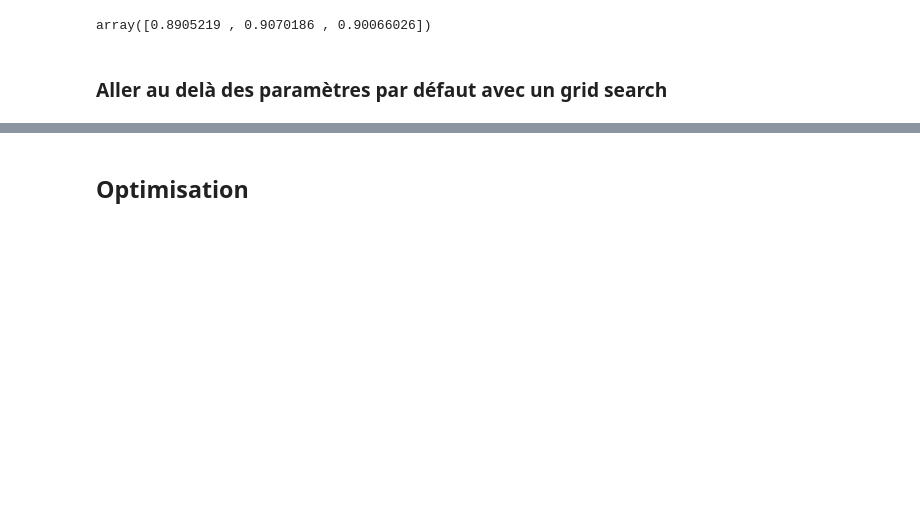
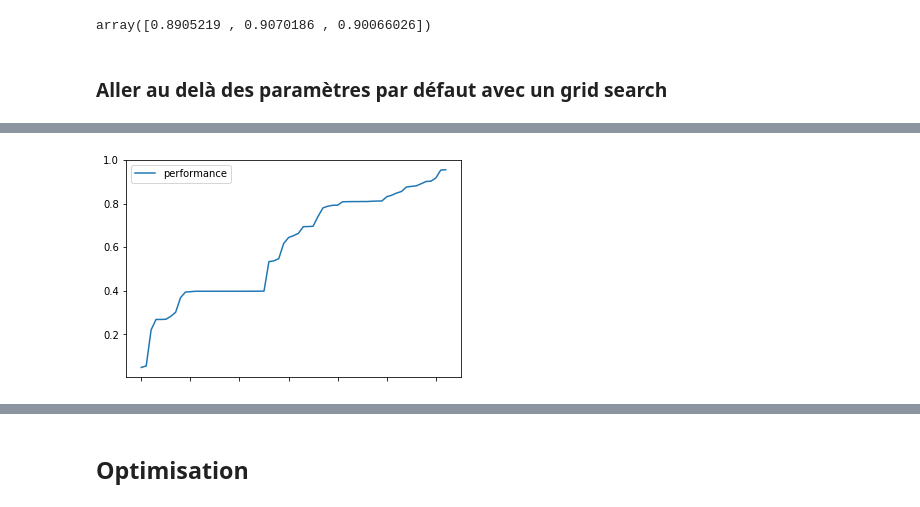
Before and after one commit to shengdaliu/EGSS-Data-Analysis, a Jupyter notebook: EGSS-Data-Analysis Shengda Liu.ipynb, the cells around one changed output, grey strips where cells are left out. Cells and saved outputs as stored; diff of their text form; code cells hidden in the pictures; blank space fills up the shorter version.

```diff
--- a/EGSS-Data-Analysis Shengda Liu.ipynb
+++ b/EGSS-Data-Analysis Shengda Liu.ipynb
@@ -118,0 +457,5 @@ print(grid.best_score_, grid.best_estimator_.score(X_test, y_test))
+# %%
+col_name = "performance"
+df.columns = [col_name]
+# %%
+df = df.sort_values(col_name)
@@ -118,0 +483,12 @@ print(grid.best_score_, grid.best_estimator_.score(X_test, y_test))
+# %%
+liste_des_performances = df.performance.values
+gains = [0]
+for indice, performance in enumerate(liste_des_performances):
+    if indice>0:
+        previous_value = liste_des_performances[indice-1]
+        current_value  = liste_des_performances[indice]
+        gain = (current_value - previous_value) / previous_value
+        gains.append(round(gain*100, 2))
+df["gains"] = gains
+# %%
+df = df.drop("gains", axis=1)
@@ -118,0 +520,5 @@ print(grid.best_score_, grid.best_estimator_.score(X_test, y_test))
+# %%
+df = df.sort_values(col_name)
+ax = df.plot(rot=45, x_compat=True)
+# %% [output]
+[figure, added]
```
Also changed, not shown: parts of 55 cells of this notebook.
